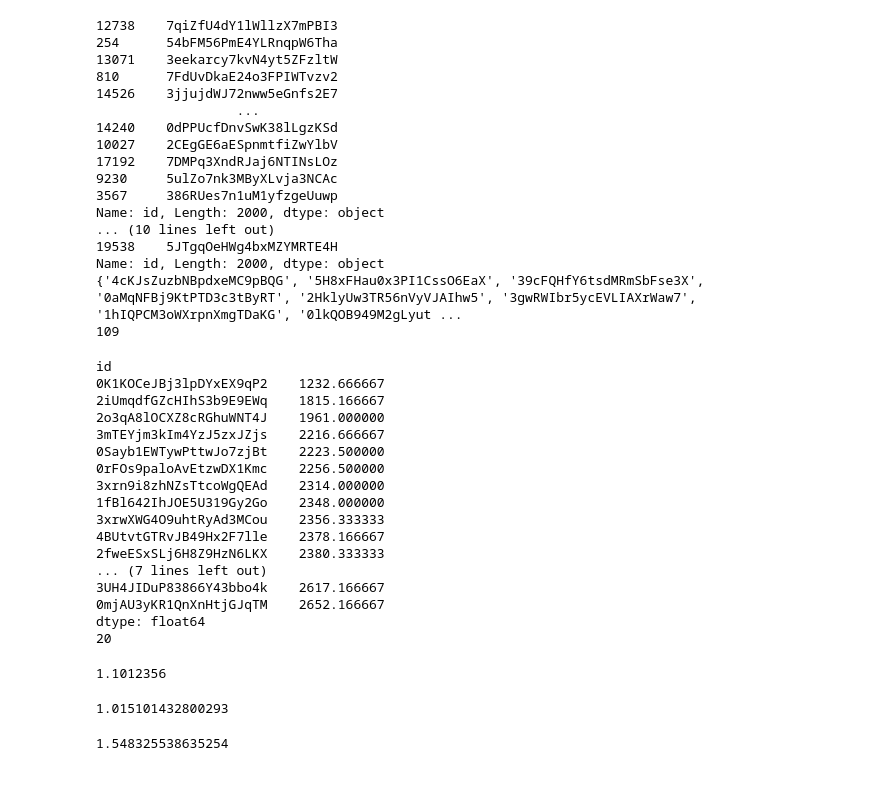
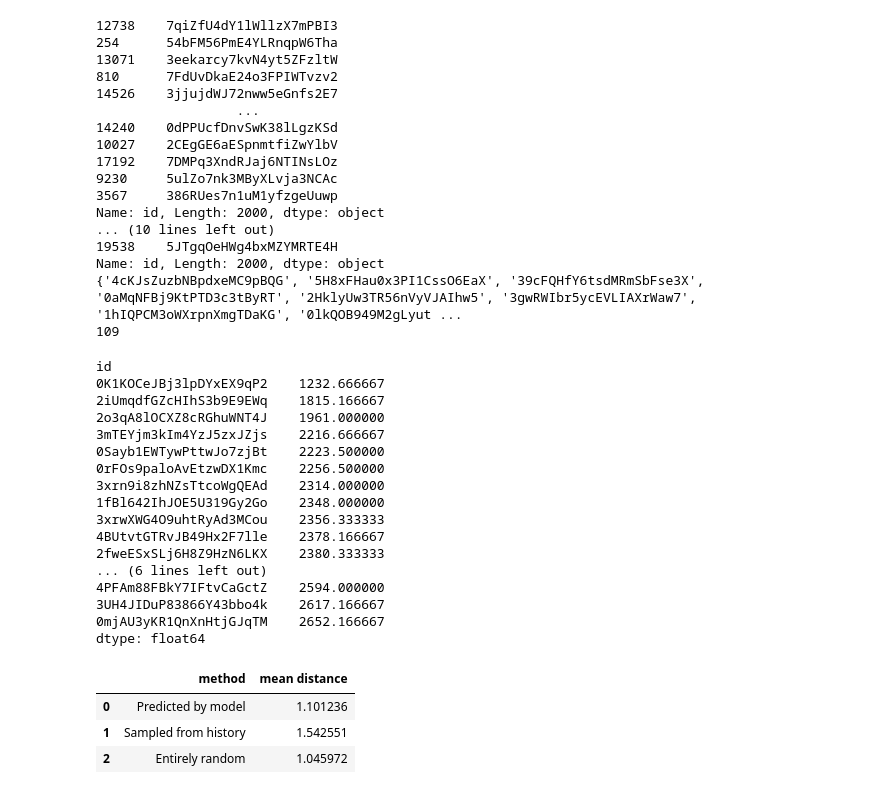
Before and after one commit to SNURTEL/fm-playlist-recommender, a Jupyter notebook: src/one-more-try.ipynb, the cells around one changed output. Cells and saved outputs as stored; diff of their text form; code cells hidden in the pictures.

Commit message:
Improve prediction presentation

```diff
--- a/src/one-more-try.ipynb
+++ b/src/one-more-try.ipynb
@@ -306,24 +306,57 @@ r1_ = predict_single(123, 10)
 r2_ = predict_single(124, 10)
 assert len(set(r1_).intersection(set(r2_))) <= 1
 # %%
-res_m = predict_multiple([123, 124, 125, 126, 127, 128], 20)
+N = 20
+REPS = 10000
+
+res_m = predict_multiple([123, 124, 125, 126, 127, 128], N)
 print(res_m)
-print(len(res_m))
+
+(_, _, item_id_mapping, _) = dataset.mapping()
+
+def mean_dist_from_cluster_center(items_ids, model: LightFM):
+    item_indices = [item_id_mapping[i] for i in items_ids]
+    coords = np.take(model.get_item_representations()[1], item_indices, axis=0)
+    center = np.sum(coords, axis=0) / coords.shape[0]
+    return  np.average(np.apply_along_axis(lambda x: np.linalg.norm(center - x, ord=2), 1, coords))
+
+
+dist_predicted = mean_dist_from_cluster_center(res_m.index, model_h)
+
+
+random_items = tracks['id'].sample(N)
+dist_random = sum([mean_dist_from_cluster_center(random_items, model_h) for _ in range(REPS)]) / REPS
+
+sampled_items = pd.concat(
+    (d.loc[d['user_id'] == i] for i in (123, 124, 125, 126, 127, 128))
+)['track_id'].sample(N)
+dist_sampled = sum([mean_dist_from_cluster_center(sampled_items, model_h) for _ in range(REPS)]) / REPS
+
+display(pd.DataFrame(
+    data={
+        "method": ["Predicted by model", "Sampled from history", "Entirely random"],
+        "mean distance": [dist_predicted, dist_sampled, dist_random]
+    }
+))
 # %% [output]
 id
 0K1KOCeJBj3lpDYxEX9qP2    1232.666667
 2iUmqdfGZcHIhS3b9E9EWq    1815.166667
 2o3qA8lOCXZ8cRGhuWNT4J    1961.000000
 3mTEYjm3kIm4YzJ5zxJZjs    2216.666667
 0Sayb1EWTywPttwJo7zjBt    2223.500000
 0rFOs9paloAvEtzwDX1Kmc    2256.500000
 3xrn9i8zhNZsTtcoWgQEAd    2314.000000
 1fBl642IhJOE5U319Gy2Go    2348.000000
 3xrwXWG4O9uhtRyAd3MCou    2356.333333
 4BUtvtGTRvJB49Hx2F7lle    2378.166667
 2fweESxSLj6H8Z9HzN6LKX    2380.333333
-... (7 lines left out)
+... (6 lines left out)
+4PFAm88FBkY7IFtvCaGctZ    2594.000000
 3UH4JIDuP83866Y43bbo4k    2617.166667
 0mjAU3yKR1QnXnHtjGJqTM    2652.166667
 dtype: float64
-20
+|  | method | mean distance |
+| 0 | Predicted by model | 1.101236 |
+| 1 | Sampled from history | 1.542551 |
+| 2 | Entirely random | 1.045972 |
@@ -338,16 +362,0 @@ def mean_dist_from_cluster_center(items, model: LightFM):
-# %%
-mean_dist_from_cluster_center(res_m.index, model_h)
-# %% [output]
-1.1012356
-# %%
-random_items = tracks['id'].sample(20)
-sum([mean_dist_from_cluster_center(random_items, model_h) for _ in range(10000)]) / 10000
-# %% [output]
-1.015101432800293
-# %%
-sampled_items = pd.concat(
-    (d.loc[d['user_id'] == i] for i in (123, 124, 125, 126, 127, 128))
-)['track_id'].sample(20)
-sum([mean_dist_from_cluster_center(sampled_items, model_h) for _ in range(10000)]) / 10000
-# %% [output]
-1.548325538635254
```
Also changed, not shown: parts of 1 cell of this notebook.
